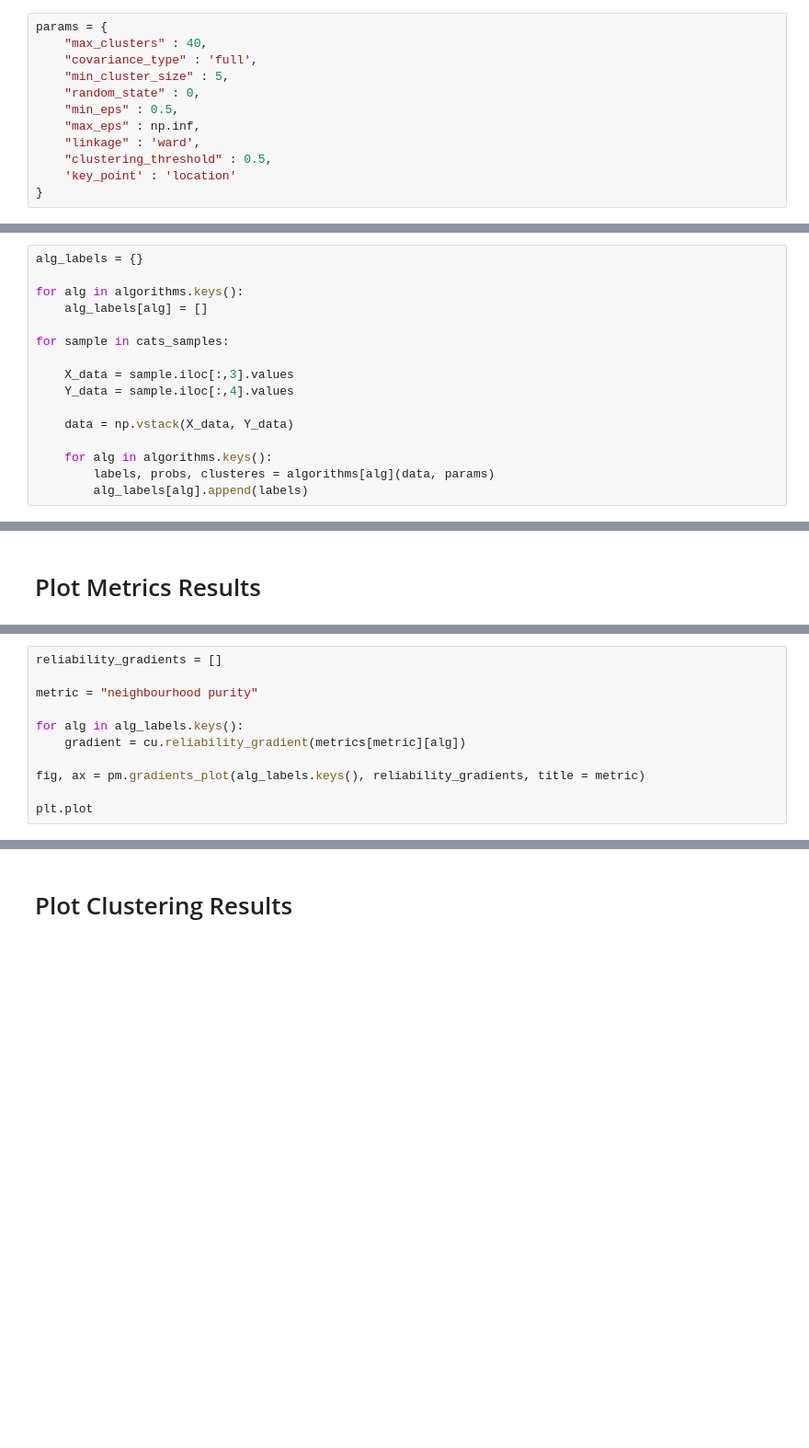
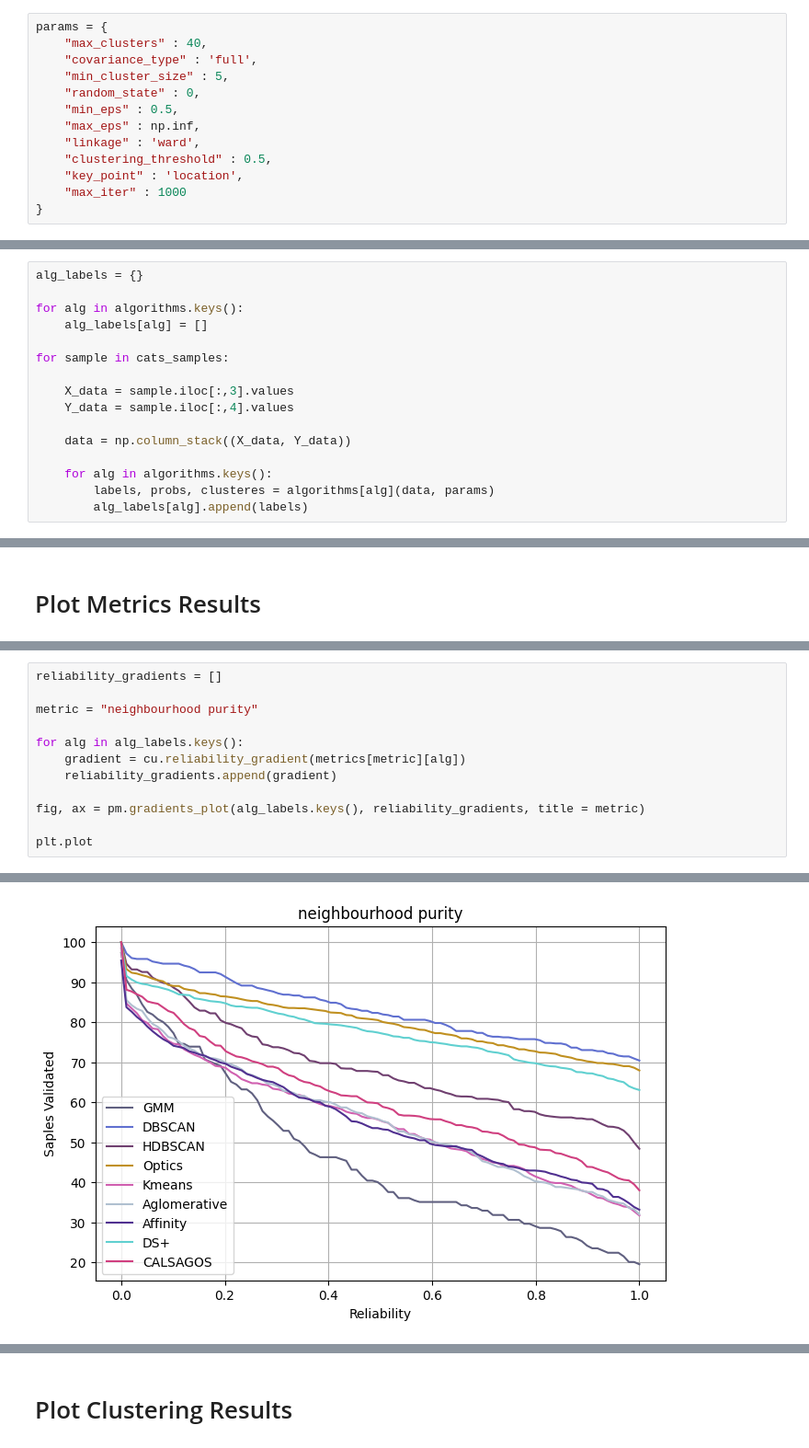
Before and after one commit to Prion6/ClusteringComparison, a Jupyter notebook: cluster_finder_evaluator.ipynb, the cells around one changed output, grey strips where cells are left out. Shown: that part at 92% size. Saved outputs shown, nothing was run; the diff lists cells and outputs as text; blank space fills up the shorter version.

```diff
--- a/cluster_finder_evaluator.ipynb
+++ b/cluster_finder_evaluator.ipynb
@@ -80,7 +83,8 @@ params = {
     "max_eps" : np.inf,
     "linkage" : 'ward',
     "clustering_threshold" : 0.5,
-    'key_point' : 'location'
+    "key_point" : 'location',
+    "max_iter" : 1000
 }
 # %% [markdown]
 # Run Algorithms
@@ -95,7 +99,7 @@ for sample in cats_samples:
     X_data = sample.iloc[:,3].values
     Y_data = sample.iloc[:,4].values
 
-    data = np.vstack(X_data, Y_data)
+    data = np.column_stack((X_data, Y_data))
 
     for alg in algorithms.keys():
         labels, probs, clusteres = algorithms[alg](data, params)
@@ -191,7 +301,9 @@ metric = "neighbourhood purity"
 
 for alg in alg_labels.keys():
     gradient = cu.reliability_gradient(metrics[metric][alg])
+    reliability_gradients.append(gradient)
 
 fig, ax = pm.gradients_plot(alg_labels.keys(), reliability_gradients, title = metric)
 
 plt.plot
+# %% [output]
@@ -198,3 +311,4 @@ plt.plot
+[figure, added]
 # %%
 reliability_gradients = []
 
```
Also changed, not shown: parts of 12 cells of this notebook, 46 other files.
